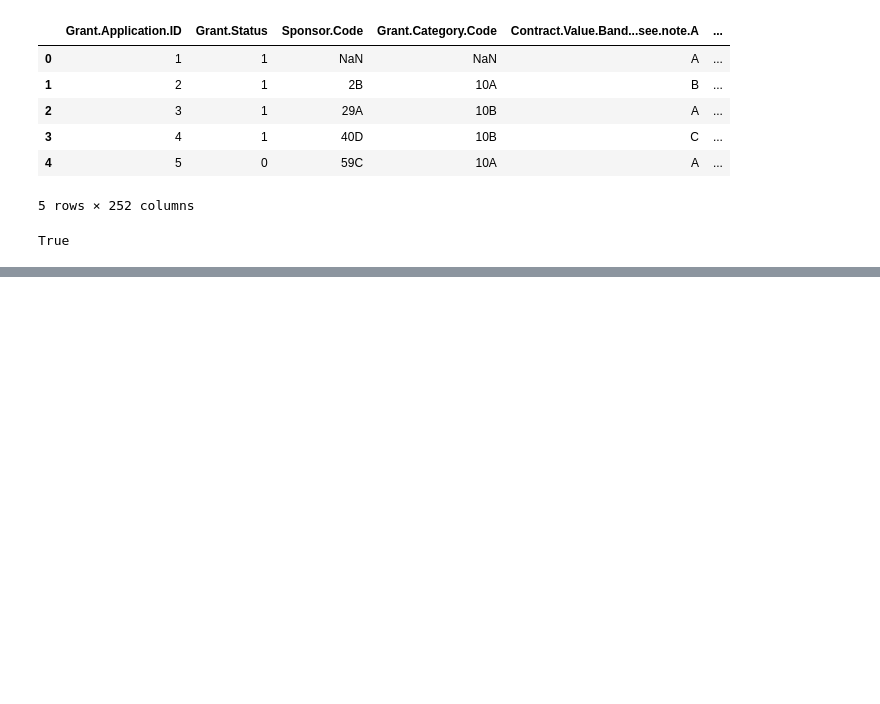
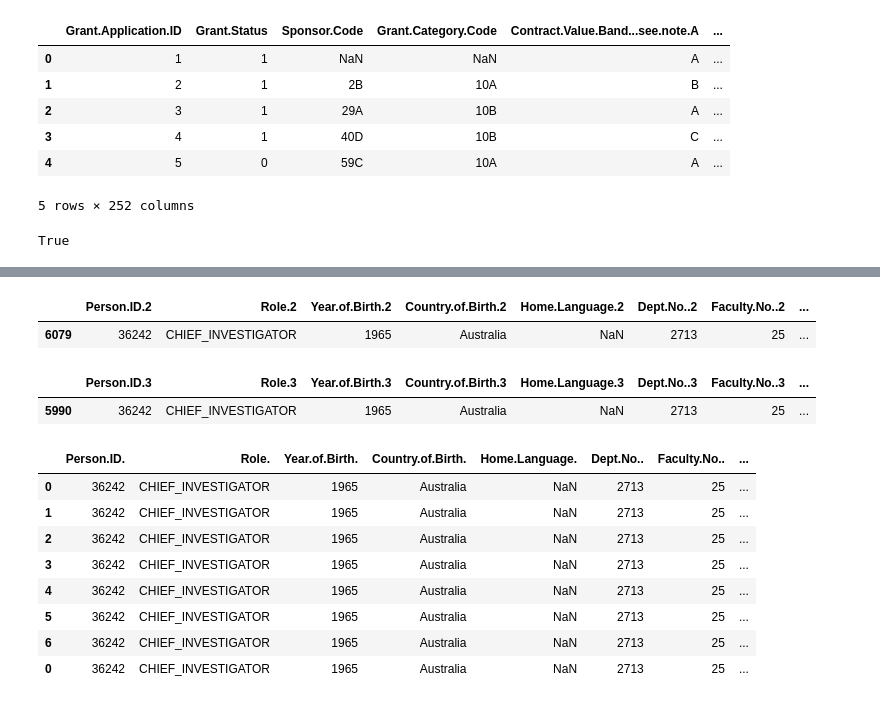
Before and after one commit to maximerihouey/grant_application, a Jupyter notebook: descriptive_analytics_maxime.ipynb, the cells around one changed output, grey strips where cells are left out. Cells and saved outputs as stored; diff of their text form; code cells hidden in the pictures; blank space fills up the shorter version.

Commit message:
building person_df

```diff
--- a/descriptive_analytics_maxime.ipynb
+++ b/descriptive_analytics_maxime.ipynb
@@ -98,0 +120,8 @@ dtype: int64
+# %%
+def process_column(data, prefix, nb_max=15):
+    unique_values = set([])
+    all_values = []
+    for i in range(1, nb_max+1):
+        unique_values.update(data[prefix+str(i)].unique())
+        all_values.extend(list(data[prefix+str(i)]))
+    return unique_values, all_values
@@ -98,0 +130,11 @@ dtype: int64
+# %%
+person_features = [
+    'Person.ID.', 'Role.', 'Year.of.Birth.', 'Country.of.Birth.', 'Home.Language.', 'Dept.No..', 'Faculty.No..',
+    'With.PHD.', 'No..of.Years.in.Uni.at.Time.of.Grant.', 'Number.of.Successful.Grant.', 'Number.of.Unsuccessful.Grant.',
+    'A..', 'A.', 'B.', 'C.',
+]
+# %%
+# Id and person
+person_unique_id, person_all_id = process_column(data, 'Person.ID.')
+if np.nan in person_unique_id: person_unique_id.remove(np.nan)
+len(person_unique_id)
@@ -98,0 +143,12 @@ dtype: int64
+# %%
+from collections import defaultdict
+
+persons_dict = defaultdict(dict)
+for person_id in person_unique_id:
+    column_number = 1
+    while(column_number <= 15):
+        column_name = 'Person.ID.'+str(column_number)
+        if (data[column_name] == person_id).sum() >= 1:
+            considered_features = [feature_name+str(column_number) for feature_name in person_features]
+            persons_dict[person_id][column_number] = data[data[column_name] == person_id][considered_features + ["Year"]]
+        column_number += 1
@@ -98,0 +174,31 @@ dtype: int64
+# %%
+persons_dict['36242'][2]
+# %% [output]
+|  | Person.ID.2 | Role.2 | Year.of.Birth.2 | Country.of.Birth.2 | Home.Language.2 | Dept.No..2 | Faculty.No..2 | ... |
+| 6079 | 36242 | CHIEF_INVESTIGATOR | 1965 | Australia | NaN | 2713 | 25 | ... |
+# %%
+persons_dict['36242'][3]
+# %% [output]
+|  | Person.ID.3 | Role.3 | Year.of.Birth.3 | Country.of.Birth.3 | Home.Language.3 | Dept.No..3 | Faculty.No..3 | ... |
+| 5990 | 36242 | CHIEF_INVESTIGATOR | 1965 | Australia | NaN | 2713 | 25 | ... |
+# %%
+person_DF = pd.DataFrame(columns=person_features + ["Year"] + ["Rank"])
+
+new_df = pd.DataFrame(data=persons_dict['36242'][1].values, columns=person_features + ["Year"])
+new_df["Rank"] = 1
+person_DF = person_DF.append(new_df)
+
+new_df = pd.DataFrame(data=persons_dict['36242'][2].values, columns=person_features + ["Year"])
+new_df["Rank"] = 2
+person_DF = person_DF.append(new_df)
+person_DF
+# %% [output]
+|  | Person.ID. | Role. | Year.of.Birth. | Country.of.Birth. | Home.Language. | Dept.No.. | Faculty.No.. | ... |
+| 0 | 36242 | CHIEF_INVESTIGATOR | 1965 | Australia | NaN | 2713 | 25 | ... |
+| 1 | 36242 | CHIEF_INVESTIGATOR | 1965 | Australia | NaN | 2713 | 25 | ... |
+| 2 | 36242 | CHIEF_INVESTIGATOR | 1965 | Australia | NaN | 2713 | 25 | ... |
+| 3 | 36242 | CHIEF_INVESTIGATOR | 1965 | Australia | NaN | 2713 | 25 | ... |
+| 4 | 36242 | CHIEF_INVESTIGATOR | 1965 | Australia | NaN | 2713 | 25 | ... |
+| 5 | 36242 | CHIEF_INVESTIGATOR | 1965 | Australia | NaN | 2713 | 25 | ... |
+| 6 | 36242 | CHIEF_INVESTIGATOR | 1965 | Australia | NaN | 2713 | 25 | ... |
+| 0 | 36242 | CHIEF_INVESTIGATOR | 1965 | Australia | NaN | 2713 | 25 | ... |
```
Also changed, not shown: parts of 19 cells of this notebook.
